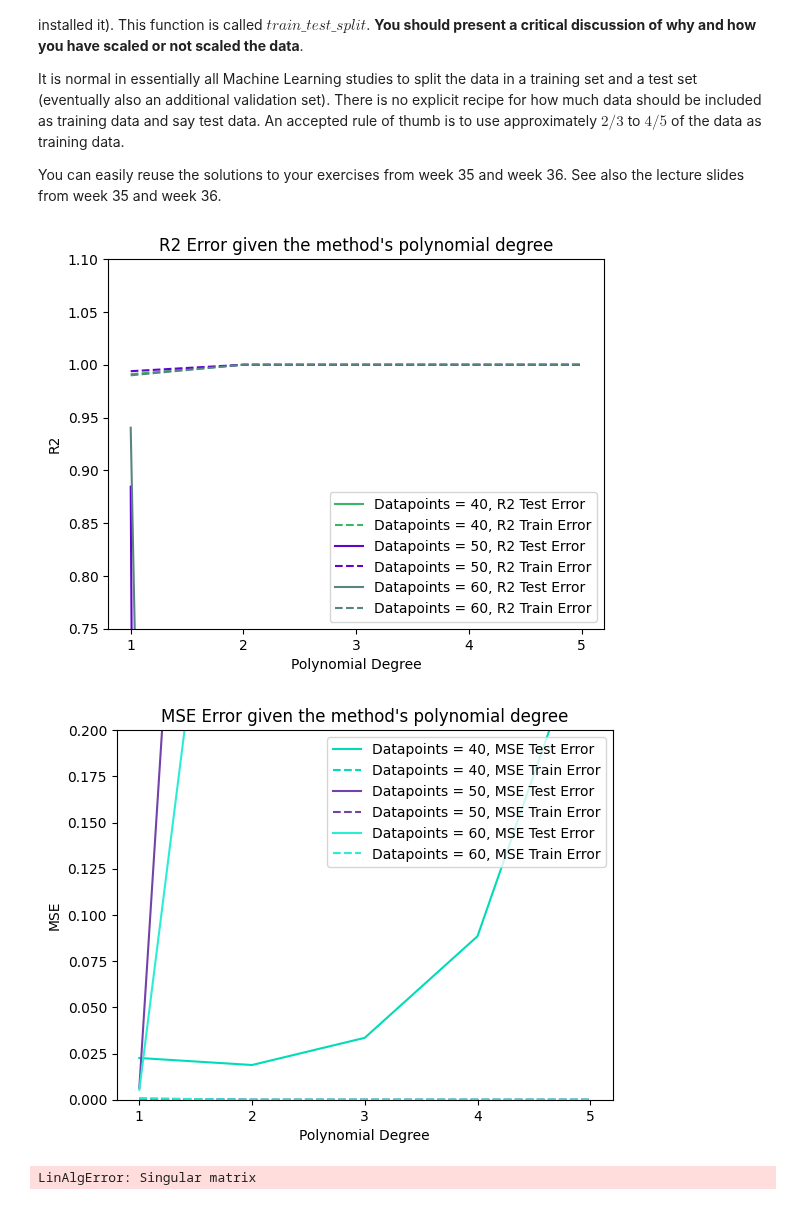
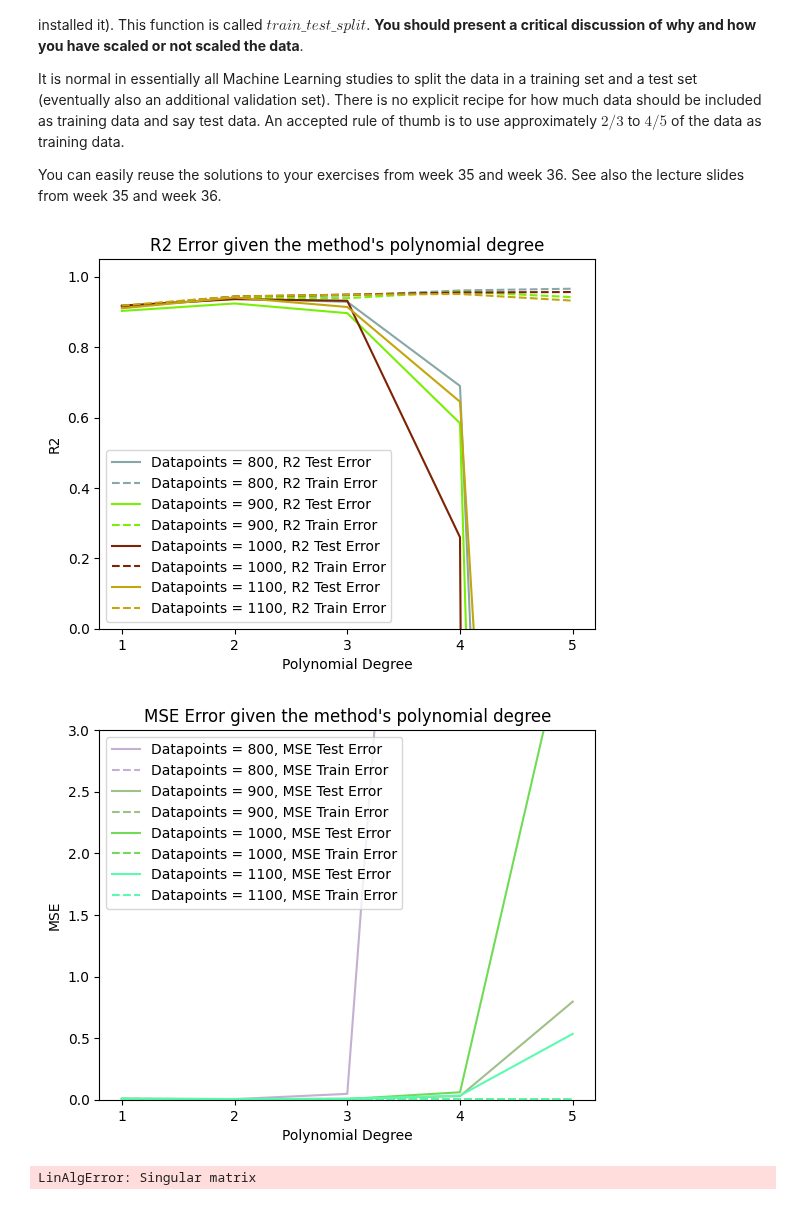
Before and after one commit to Sofriet/Project1data-ml, a Jupyter notebook: Project1.ipynb, the cells around one changed output. Saved outputs shown, nothing was run; the diff lists cells and outputs as text; code cells hidden in the pictures.

Commit message:
more plots

```diff
--- a/Project1.ipynb
+++ b/Project1.ipynb
@@ -257,7 +257,7 @@ def run_OLS(datapoints, PolynomialDegree, label):
 
     x = np.random.uniform(size=datapoints)
     y = np.random.uniform(size=datapoints)
-    z = FrankeFunction(x, y)  #+ np.random.normal(0, 1, size=datapoints)
+    z = FrankeFunction(x, y) + 0.07*np.random.normal(0, 1, size=datapoints)
 
     X = create_X(x, y, n=PolynomialDegree)
 
@@ -267,10 +267,10 @@ def run_OLS(datapoints, PolynomialDegree, label):
     #I commented this out bc idk why you should fit it twice
     #clf = LinearRegression().fit(X_train, z_train)
 
-    scaler = StandardScaler()
-    scaler.fit(X_train)
-    X_train = scaler.transform(X_train)
-    X_test = scaler.transform(X_test)
+    # scaler = StandardScaler()
+    # scaler.fit(X_train)
+    # X_train = scaler.transform(X_train)
+    # X_test = scaler.transform(X_test)
 
     for degree in range(1, PolynomialDegree + 1):
         model = make_pipeline(PolynomialFeatures(degree=degree), LinearRegression(fit_intercept=False))
@@ -294,7 +294,7 @@ def run_OLS(datapoints, PolynomialDegree, label):
 
 
 PolynomialDegree = 5
-datapoints_list = [40,50,60]
+datapoints_list = [800, 900, 1000, 1100]
 
 
 for datapoints in datapoints_list:
@@ -303,7 +303,7 @@ for datapoints in datapoints_list:
 plt.xlabel('Polynomial Degree')
 plt.ylabel('R2')
 plt.xticks(range(1, PolynomialDegree + 1))
-plt.ylim(0.75, 1.1)
+plt.ylim(0.4, 1.05)
 plt.title("R2 Error given the method's polynomial degree")
 plt.legend()
 plt.show()
@@ -313,7 +313,7 @@ for datapoints in datapoints_list:
 plt.xlabel('Polynomial Degree')
 plt.ylabel('MSE')
 plt.xticks(range(1, PolynomialDegree + 1))
-plt.ylim(0, 0.2)
+plt.ylim(0, 2)
 plt.title("MSE Error given the method's polynomial degree")
 plt.legend()
 plt.show()
@@ -357,35 +357,35 @@ plt.show()
 
 #         z_fit_nscale = clf.predict(X_train)
 #         z_pred_nscale = clf.predict(X_test)
 #         PolyDegree.append(degree)
 
 #         MSETrain.append(mean_squared_error(z_fit,z_train))
 #         MSETest.append(mean_squared_error(z_test, z_pred))
 #         R2Train.append(r2_score(z_fit, z_train))
 #         R2Test.append(r2_score(z_test, z_pred))
 
 # plt.figure(figsize=(16,9))
 # plt.plot(PolyDegree, MSETest, label='MSE Test Error')
 # plt.plot(PolyDegree, MSETrain, label='MSE Train Error')
 # # plt.ylim(0,0.25)
 # plt.xlabel('Polynomial Degree')
 # plt.ylabel('MSE')
 # plt.title("Mean Squared Error given the method's polynomial degree")
 # plt.legend()
 # plt.show()
 
 # plt.figure(figsize=(16,9))
 # plt.plot(PolyDegree, R2Test, label='R2 Test Error')
 # plt.plot(PolyDegree, R2Train, label='R2 Train Error')
 # # plt.ylim(0,0.25)
 # plt.xlabel('Polynomial Degree')
 # plt.ylabel('R2')
 # plt.title("R2 Error given the method's polynomial degree")
 # plt.legend()
 # plt.show()
 # %% [output]
-[figure, old version]
+[figure, new version]
-[figure, old version]
+[figure, new version]
 # %%
 #without sklearn
 MSETrain = []
```
Also changed, not shown: parts of 3 cells of this notebook, 16 other files.
